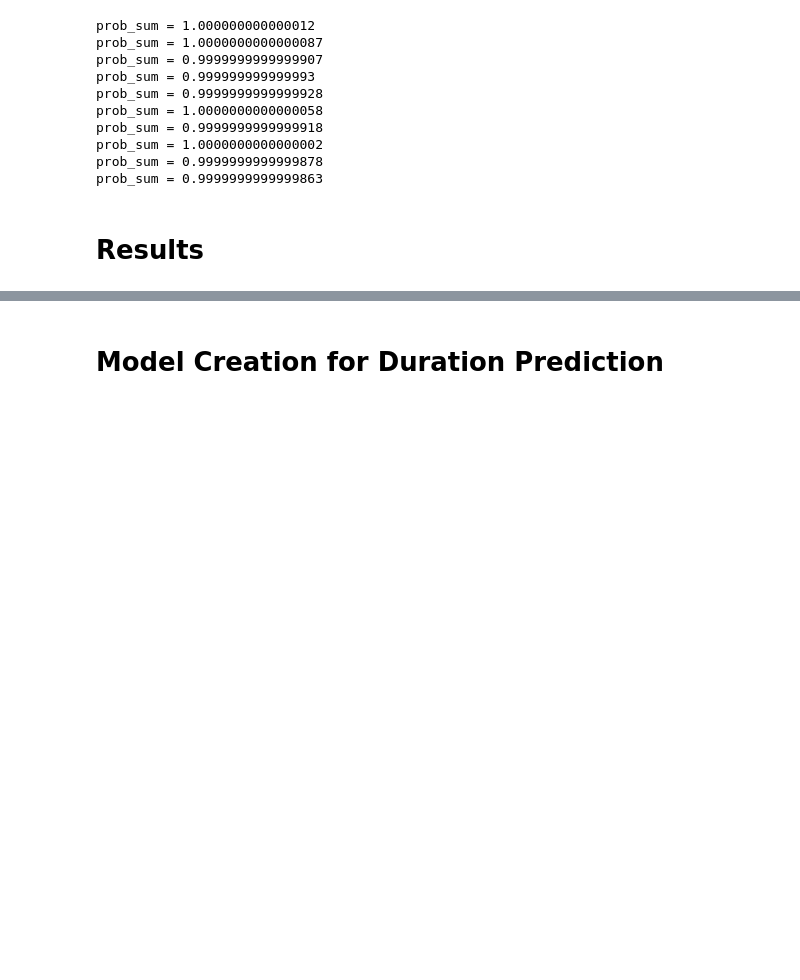
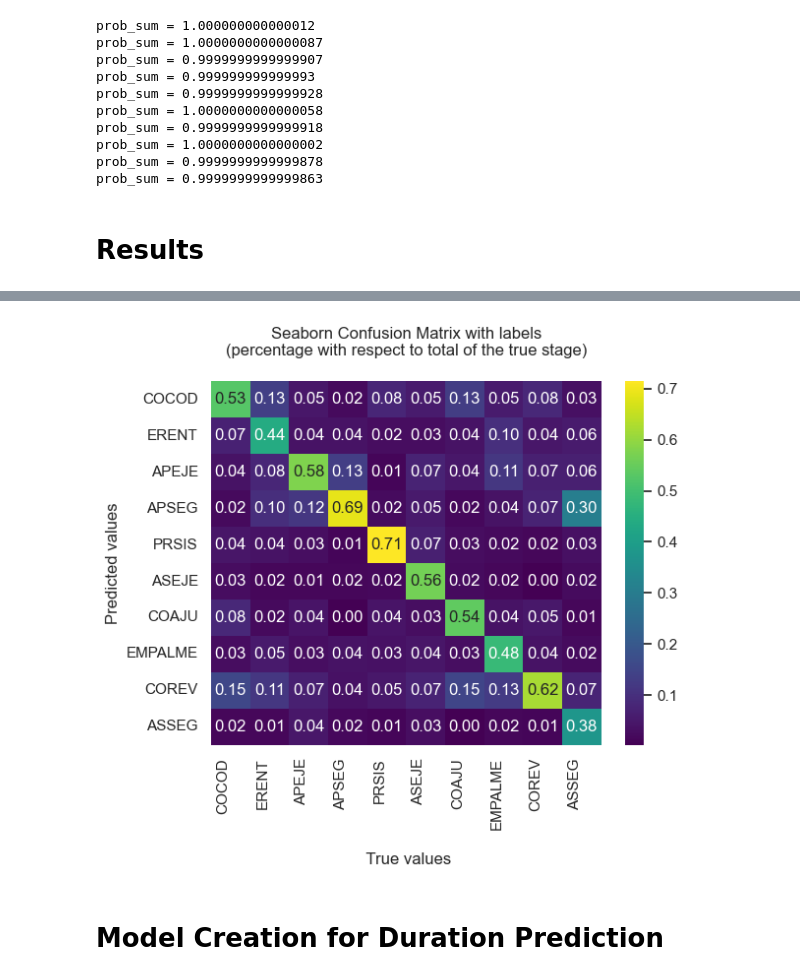
Before and after one commit to jrsalgadoASW/hw4_ares, a Jupyter notebook: model_creation.ipynb, the cells around one changed output, grey strips where cells are left out. Drawn from its saved outputs; the diff is of its cells as text; code cells hidden in the pictures; blank space fills up the shorter version.

```diff
--- a/model_creation.ipynb
+++ b/model_creation.ipynb
@@ -473,6 +477,25 @@ print(f"Accuracy  = {successes_sum/(successes_sum+fails_sum)}")
 Fails     = 1305.0
 Successes = 6248.0
 Accuracy  = 0.827220971799285
+# %%
+confusion_percent= confusion_matrix/confusion_matrix.sum(axis=0)
+
+ax = sns.heatmap(confusion_percent, annot=True, cmap="viridis",fmt='0.2f')
+
+ax.set_title('Seaborn Confusion Matrix with labels\n(percentage with respect to total of the true stage)\n');
+ax.set_xlabel('\n True values')
+ax.set_ylabel('Predicted values');
+
+## Ticket labels - List must be in alphabetical order
+ax.xaxis.set_ticklabels(get_chosen_stages())
+ax.yaxis.set_ticklabels(get_chosen_stages())
+plt.xticks(rotation=90, ha='right')
+plt.yticks(rotation=0, ha='right')
+
+## Display the visualization of the Confusion Matrix.
+plt.show()
+# %% [output]
+[figure, added]
 # %% [markdown]
 # Model Creation for Duration Prediction
 # %% [markdown]
```
Also changed, not shown: parts of 4 cells of this notebook.
